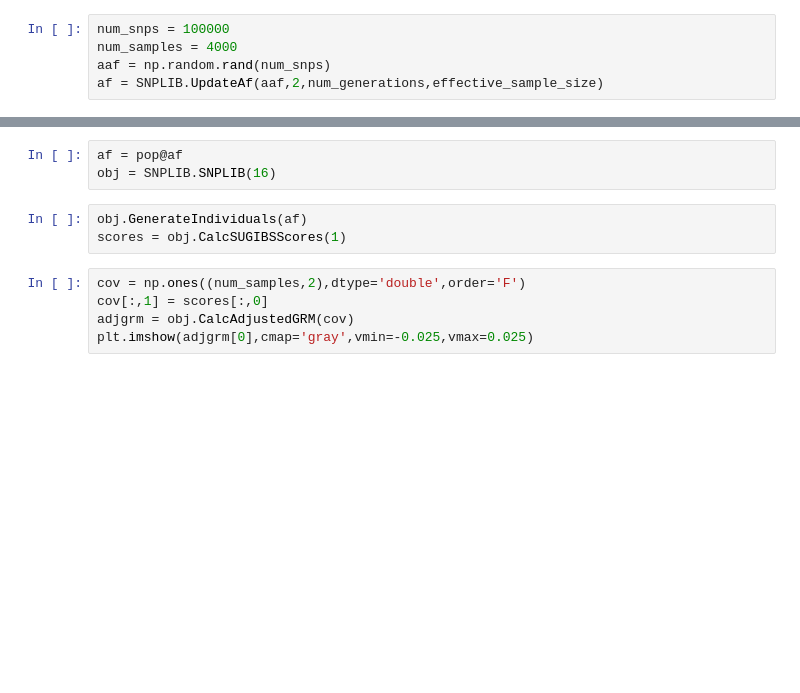
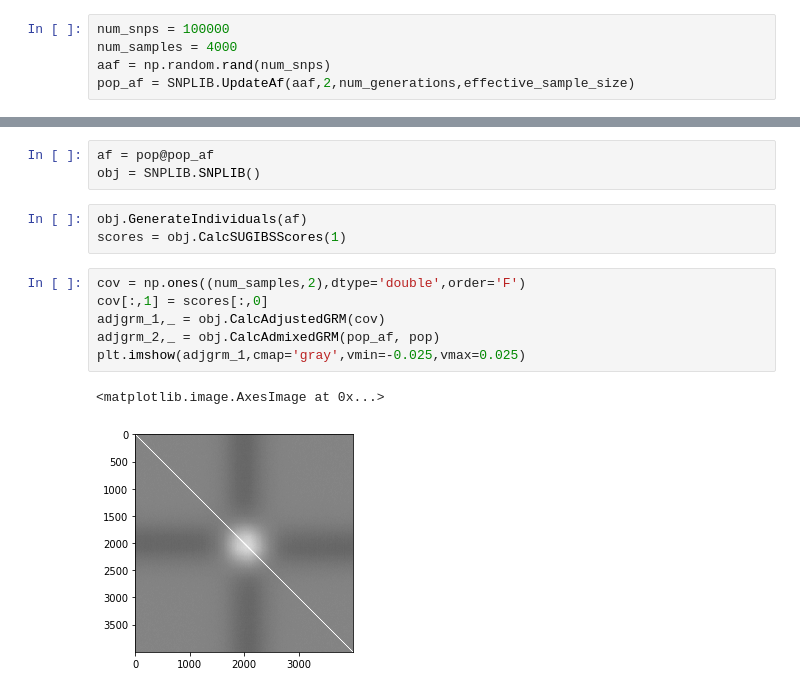
Before and after one commit to jiarui-li/SNPLIB, a Jupyter notebook: scripts/python/heritability_admixed_population.ipynb, the cells around one changed output, grey strips where cells are left out. Saved outputs shown, nothing was run; the diff lists cells and outputs as text; blank space fills up the shorter version.

```diff
--- a/scripts/python/heritability_admixed_population.ipynb
+++ b/scripts/python/heritability_admixed_population.ipynb
@@ -13,19 +12,23 @@ effective_sample_size = math.floor(num_generations/2/(1-math.exp(-Fst)))
 num_snps = 100000
 num_samples = 4000
 aaf = np.random.rand(num_snps)
-af = SNPLIB.UpdateAf(aaf,2,num_generations,effective_sample_size)
+pop_af = SNPLIB.UpdateAf(aaf,2,num_generations,effective_sample_size)
 # %%
 pop = np.zeros((num_samples,2),dtype='double',order='F')
 pop[:,0] = np.sort(np.random.beta(0.1,0.1,num_samples))
 pop[:,1] = 1.0-pop[:,0]
 # %%
-af = pop@af
-obj = SNPLIB.SNPLIB(16)
+af = pop@pop_af
+obj = SNPLIB.SNPLIB()
 # %%
 obj.GenerateIndividuals(af)
 scores = obj.CalcSUGIBSScores(1)
 # %%
 cov = np.ones((num_samples,2),dtype='double',order='F')
 cov[:,1] = scores[:,0]
-adjgrm = obj.CalcAdjustedGRM(cov)
-plt.imshow(adjgrm[0],cmap='gray',vmin=-0.025,vmax=0.025)
+adjgrm_1,_ = obj.CalcAdjustedGRM(cov)
+adjgrm_2,_ = obj.CalcAdmixedGRM(pop_af, pop)
+plt.imshow(adjgrm_1,cmap='gray',vmin=-0.025,vmax=0.025)
+# %% [output]
+<matplotlib.image.AxesImage at 0x...>
+[figure, added]
```
Also changed, not shown: parts of 3 cells of this notebook, 2 other files.
